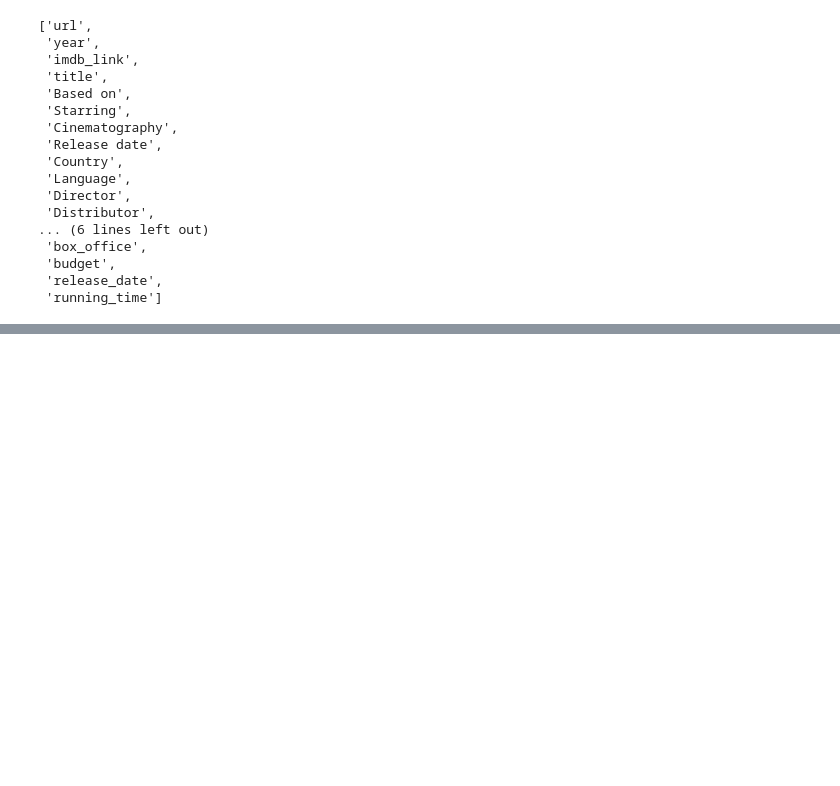
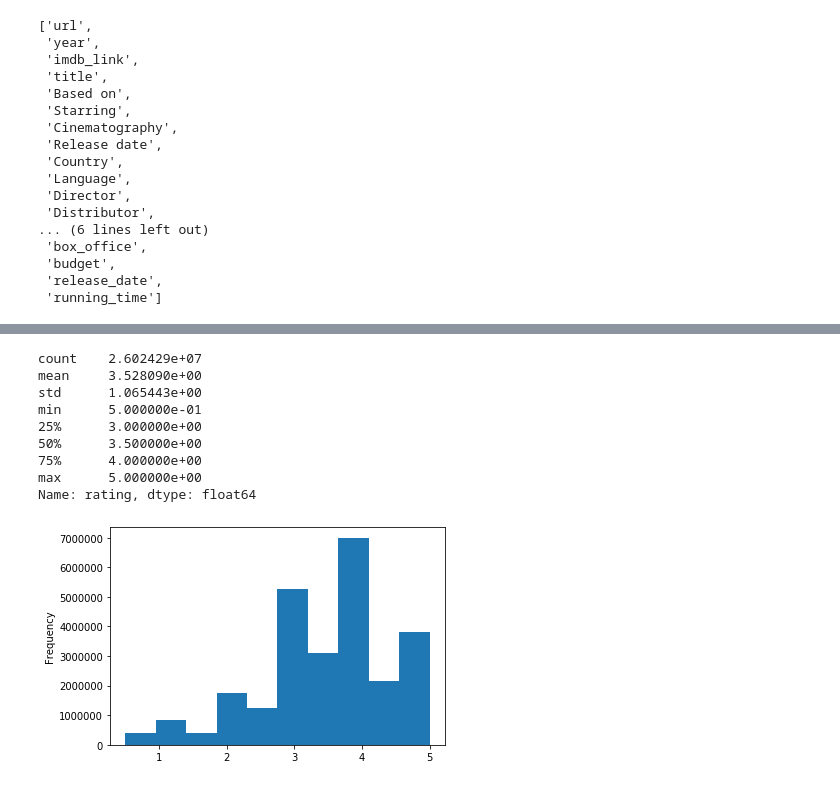
Before and after one commit to Alyssa-CG/Module8-Movies-ETL, a Jupyter notebook: Data Cleaning.ipynb, the cells around one changed output, grey strips where cells are left out. Saved outputs shown, nothing was run; the diff lists cells and outputs as text; code cells hidden in the pictures; blank space fills up the shorter version.

```diff
--- a/Data Cleaning.ipynb
+++ b/Data Cleaning.ipynb
@@ -1148,0 +1319,19 @@ wiki_movies_df.columns.tolist()
+# %%
+# Finally, we’ll look at the statistics of the actual ratings and see if
+# there are any glaring errors. A quick, easy way to do this is to look at
+# a histogram of the rating distributions, and then use the describe()
+# method to print out some stats on central tendency and spread.
+
+ratings['rating'].plot(kind='hist')
+ratings['rating'].describe()
+# %% [output]
+count    2.602429e+07
+mean     3.528090e+00
+std      1.065443e+00
+min      5.000000e-01
+25%      3.000000e+00
+50%      3.500000e+00
+75%      4.000000e+00
+max      5.000000e+00
+Name: rating, dtype: float64
+[figure, added]
```
Also changed, not shown: parts of 16 cells of this notebook.
